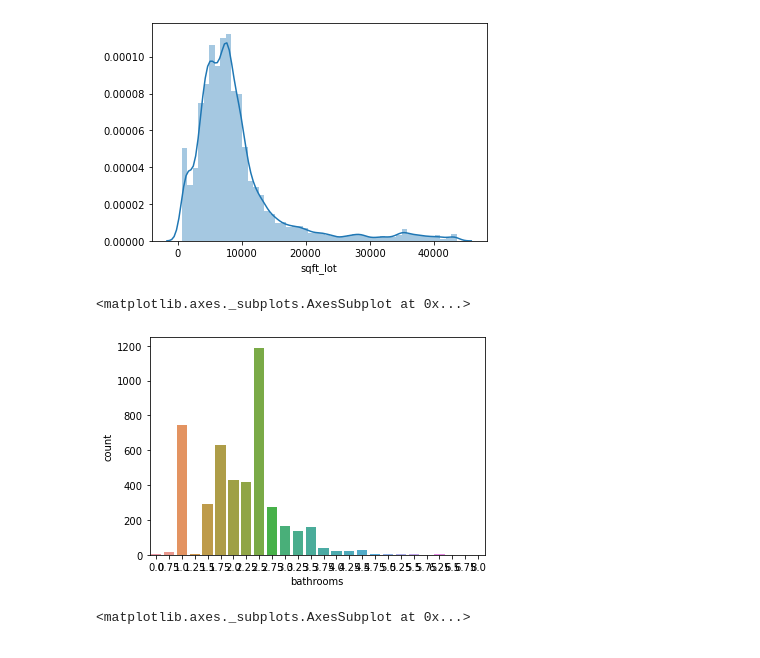
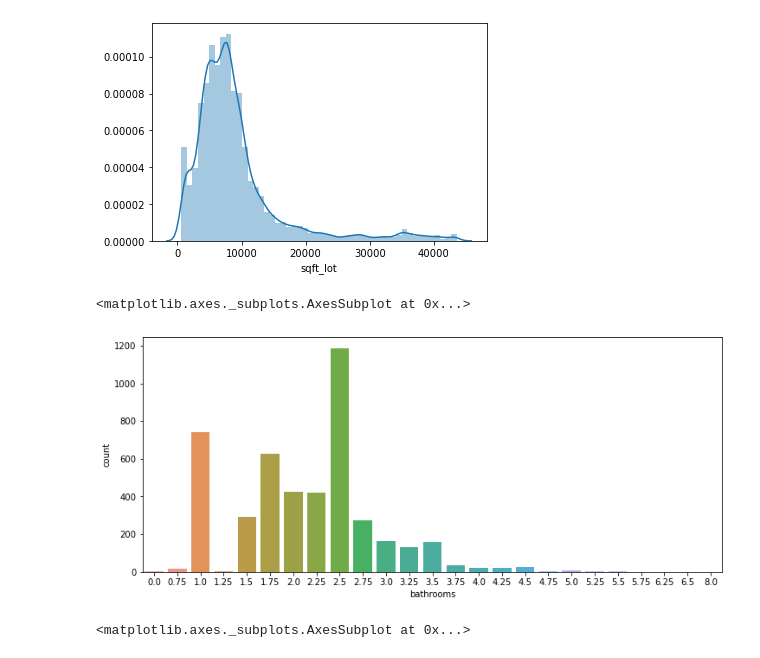
Before and after one commit to CodeSigma/Learn-Data-Science, a Jupyter notebook: house-pricing.ipynb, the cells around one changed output. Saved outputs shown, nothing was run; the diff lists cells and outputs as text; code cells hidden in the pictures.

```diff
--- a/house-pricing.ipynb
+++ b/house-pricing.ipynb
@@ -124,3 +166,3 @@ gb_month.mean()
 # %%
-df["last_renov"] = df[["yr_built", "yr_renovated"]].max(axis=1)
+df.yr_renovated = df[["yr_built", "yr_renovated"]].max(axis=1)
 # %%
@@ -186,3 +189,5 @@ df[["city", "statezip"]].corr()
+# %%
+df.drop(["street", "date", "country", "year"],axis = 1, inplace = True)
 # %%
 df.info()
 # %% [output]
@@ -252,2 +220,0 @@ sns.scatterplot(x=idx, y ='date', data= df.groupby("last_renov").count())
-# %%
-df.drop(["street", "date", "country", "yr_built", "yr_renovated"],axis = 1, inplace = True)
@@ -253,0 +230,2 @@ df.drop(["street", "date", "country", "yr_built", "yr_renovated"],axis = 1, inpl
+# %%
+df=df[(df.price >= df.price.quantile(.005)) & (df.price <= df.price.quantile(.995)) ]
@@ -270,10 +267,11 @@ sns.distplot(df[df.sqft_lot <= df.sqft_lot.quantile(.95)].sqft_lot)
 <matplotlib.axes._subplots.AxesSubplot at 0x...>
 [figure]
 # %%
+plt.figure(figsize=(12,5))
 sns.countplot(df.bathrooms)
 # %% [output]
 <matplotlib.axes._subplots.AxesSubplot at 0x...>
-[figure, old version]
+[figure, new version]
 # %%
 sns.countplot(df.bedrooms)
 # %% [output]
```
Also changed, not shown: parts of 39 cells of this notebook.
